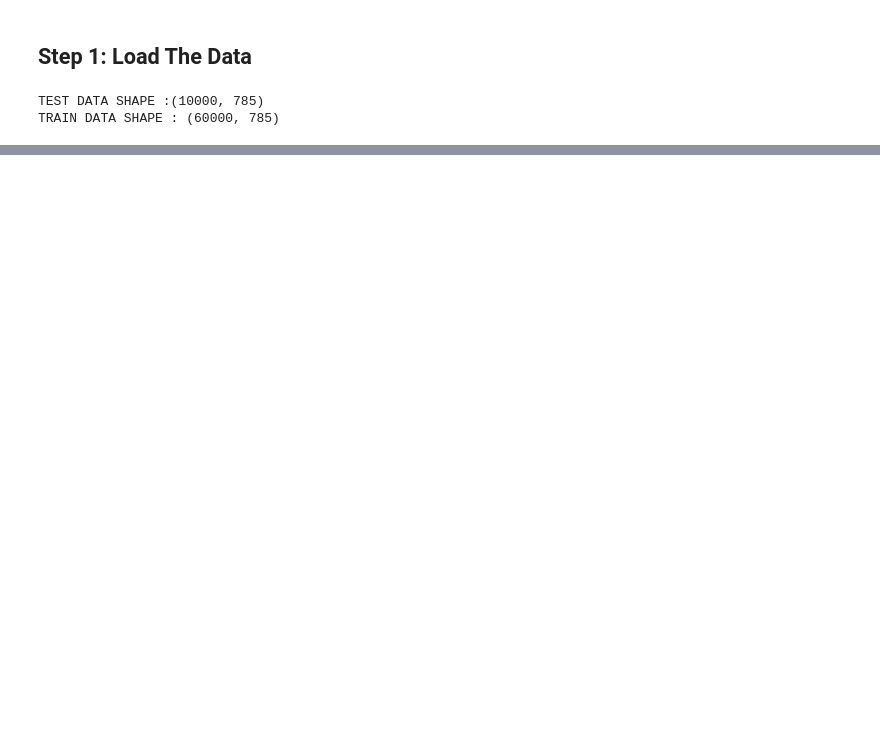
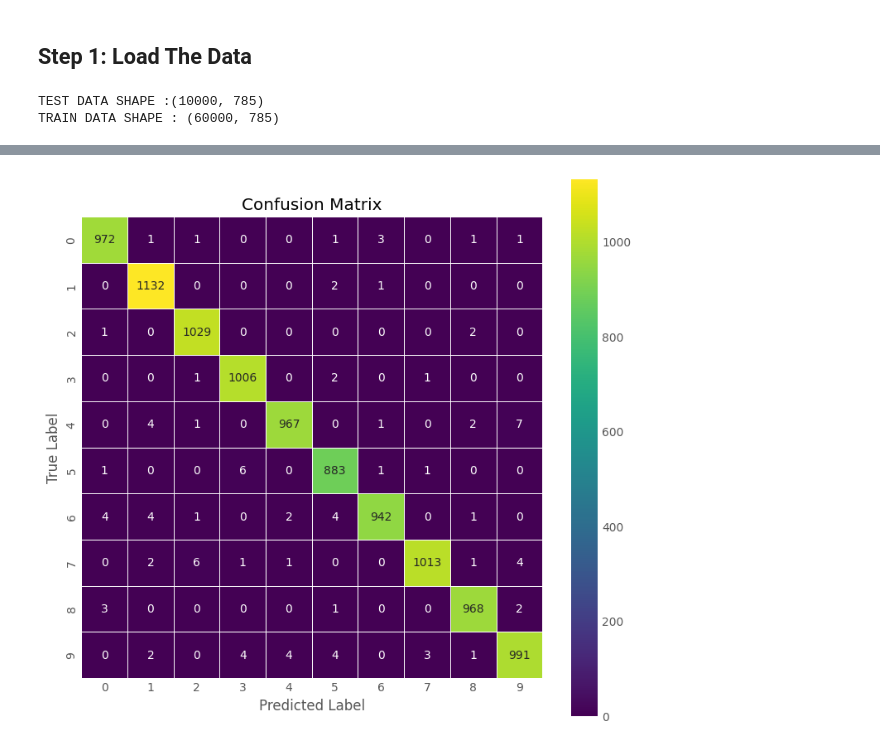
Before and after one commit to jayd719/ubiquitous-couscous, a Jupyter notebook: Assignment4/A4.ipynb, the cells around one changed output, grey strips where cells are left out. Drawn from its saved outputs; the diff is of its cells as text; code cells hidden in the pictures; blank space fills up the shorter version.

```diff
--- a/Assignment4/A4.ipynb
+++ b/Assignment4/A4.ipynb
@@ -47,0 +228,3 @@ print(f"VALIDATION DATA SHAPE : {X_val.shape}")
+# %%
+y_pred = model.predict(X_test)
+y_pred = np.argmax(y_pred, axis=1)
@@ -47,0 +233,15 @@ print(f"VALIDATION DATA SHAPE : {X_val.shape}")
+# %%
+cm = confusion_matrix(y_test,y_pred)
+# %%
+f, ax = plt.subplots(figsize=(8, 8))
+sns.heatmap(
+    cm, annot=True, linewidths=0.5, fmt="d", cmap="viridis", square=True, ax=ax
+)
+f.dpi=200
+plt.xlabel("Predicted Label")
+plt.ylabel("True Label")
+plt.title("Confusion Matrix",color="black")
+plt.show()
+plt.show()
+# %% [output]
+[figure, added]
```
Also changed, not shown: parts of 21 cells of this notebook.
